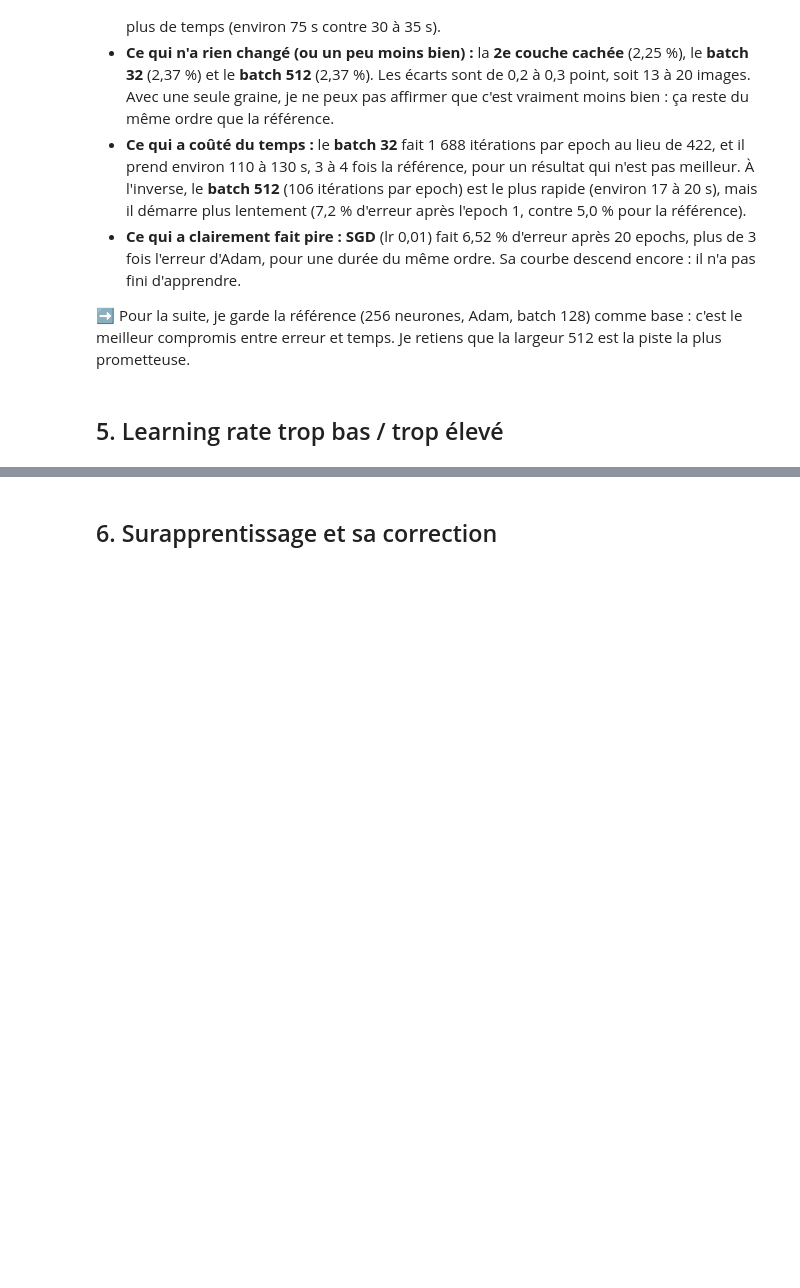
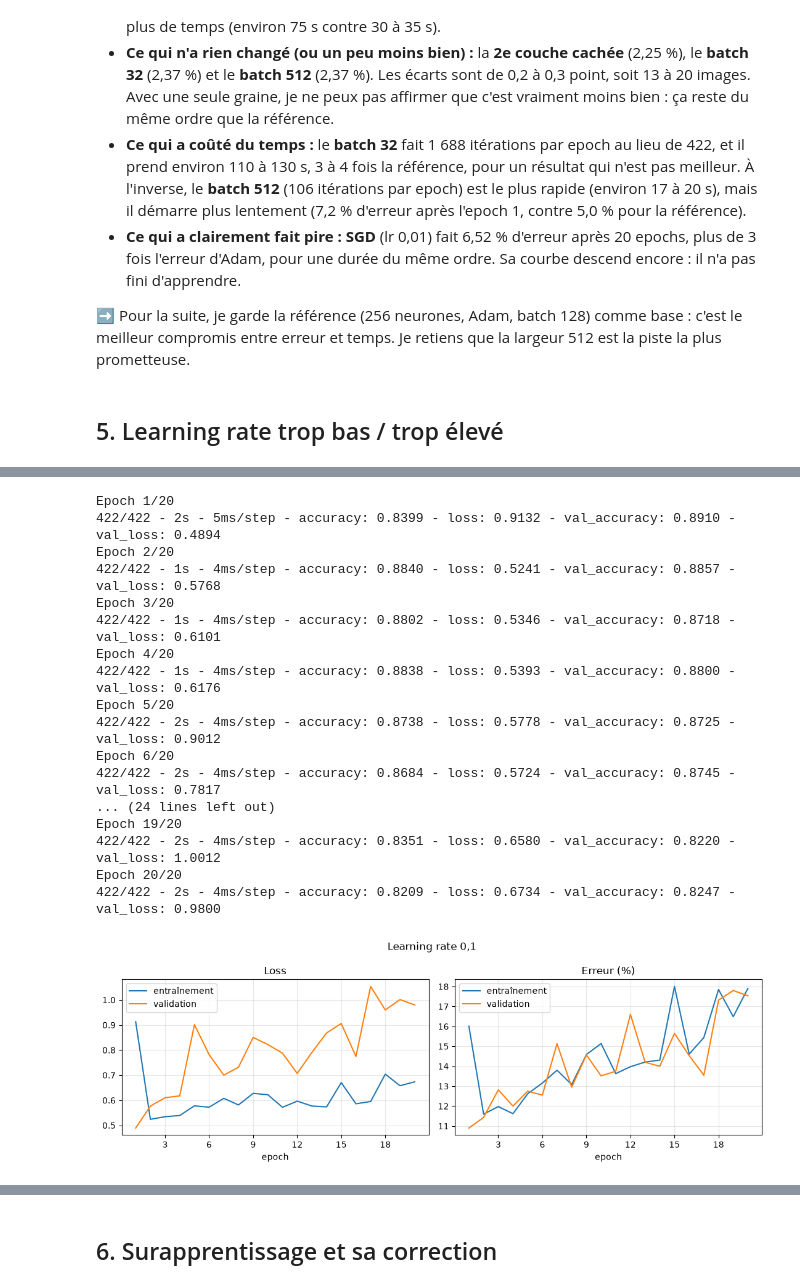
Before and after one commit to TheGoatLucien/handwritten_digits, a Jupyter notebook: notebooks/02_mlp.ipynb, the cells around one changed output, grey strips where cells are left out. Saved outputs shown, nothing was run; the diff lists cells and outputs as text; code cells hidden in the pictures; blank space fills up the shorter version.

```diff
--- a/notebooks/02_mlp.ipynb
+++ b/notebooks/02_mlp.ipynb
@@ -374,0 +409,32 @@ tableau
+# %%
+# Learning rate TROP ÉLEVÉ : 100 fois plus grand que la référence
+model_lr_01, hist_lr_01 = run(
+    "Learning rate 0,1",
+    creer_modele=lambda: build_mlp(hidden=(256,)),
+    optimizer=keras.optimizers.Adam(learning_rate=0.1),
+    donnees=donnees,
+    resultats=resultats,
+    batch_size=128,
+    epochs=20,
+    changement="learning rate : 0,1 au lieu de 1e-3 (trop élevé)",
+    save="../images/p2_lr_0.1.png",
+)
+# %% [output]
+Epoch 1/20
+422/422 - 2s - 5ms/step - accuracy: 0.8399 - loss: 0.9132 - val_accuracy: 0.8910 - val_loss: 0.4894
+Epoch 2/20
+422/422 - 1s - 4ms/step - accuracy: 0.8840 - loss: 0.5241 - val_accuracy: 0.8857 - val_loss: 0.5768
+Epoch 3/20
+422/422 - 1s - 4ms/step - accuracy: 0.8802 - loss: 0.5346 - val_accuracy: 0.8718 - val_loss: 0.6101
+Epoch 4/20
+422/422 - 1s - 4ms/step - accuracy: 0.8838 - loss: 0.5393 - val_accuracy: 0.8800 - val_loss: 0.6176
+Epoch 5/20
+422/422 - 2s - 4ms/step - accuracy: 0.8738 - loss: 0.5778 - val_accuracy: 0.8725 - val_loss: 0.9012
+Epoch 6/20
+422/422 - 2s - 4ms/step - accuracy: 0.8684 - loss: 0.5724 - val_accuracy: 0.8745 - val_loss: 0.7817
+... (24 lines left out)
+Epoch 19/20
+422/422 - 2s - 4ms/step - accuracy: 0.8351 - loss: 0.6580 - val_accuracy: 0.8220 - val_loss: 1.0012
+Epoch 20/20
+422/422 - 2s - 4ms/step - accuracy: 0.8209 - loss: 0.6734 - val_accuracy: 0.8247 - val_loss: 0.9800
+[figure, added]
```
Also changed, not shown: parts of 23 cells of this notebook, 9 other files.
